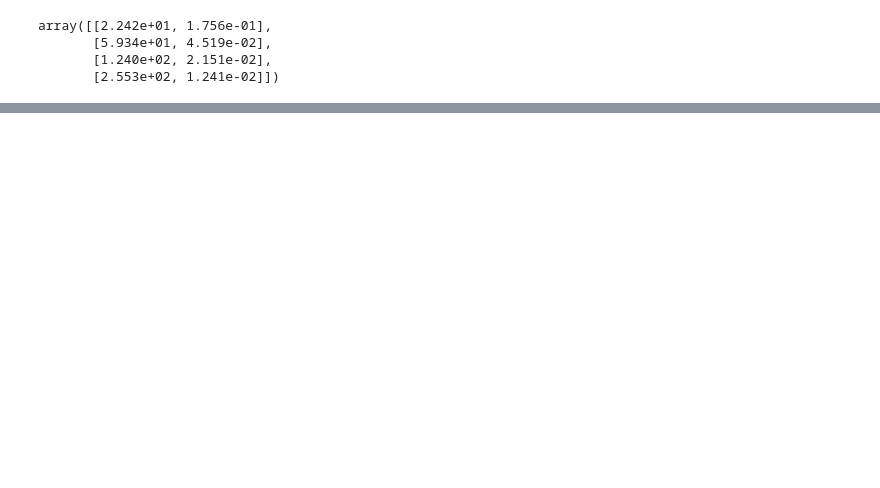
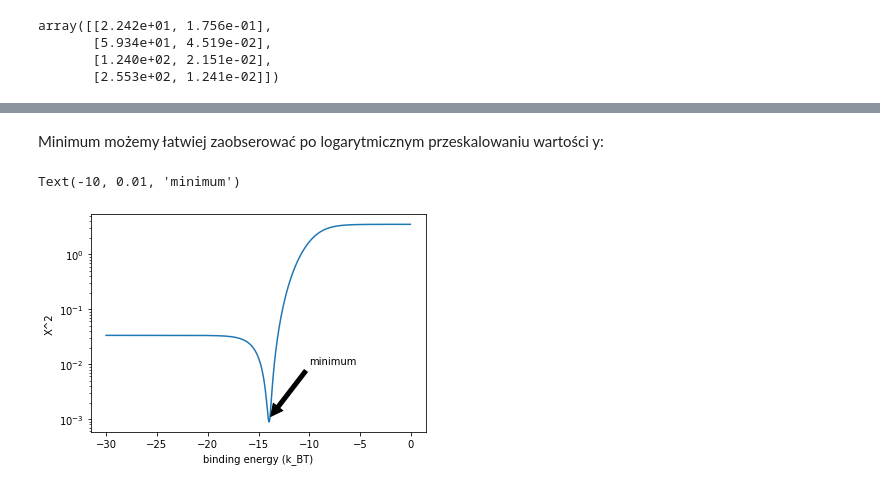
Before and after one commit to cudek/wbbbib-biologia-syntetyczna-cw5, a Jupyter notebook: cw2/DNA-binding-energy-estimation.ipynb, the cells around one changed output, grey strips where cells are left out. Drawn from its saved outputs; the diff is of its cells as text; code cells hidden in the pictures; blank space fills up the shorter version.

```diff
--- a/cw2/DNA-binding-energy-estimation.ipynb
+++ b/cw2/DNA-binding-energy-estimation.ipynb
@@ -34,0 +83,13 @@ TypeError: Cannot cast array data from dtype([('repressor', '<f8'), ('fold_chang
+# %% [markdown]
+Minimum możemy łatwiej zaobserować po logarytmicznym przeskalowaniu wartości y:
+# %%
+plt.semilogy(epRange, chiSq)
+plt.xlabel('binding energy (k_BT)')
+plt.ylabel('X^2')
+
+plt.annotate('minimum', xy=(-14, 1e-3), xytext=(-10, 1e-2),
+             arrowprops=dict(facecolor='black', shrink=0.05),
+             )
+# %% [output]
+Text(-10, 0.01, 'minimum')
+[figure, added]
```
Also changed, not shown: parts of 15 cells of this notebook, 1 other file.
